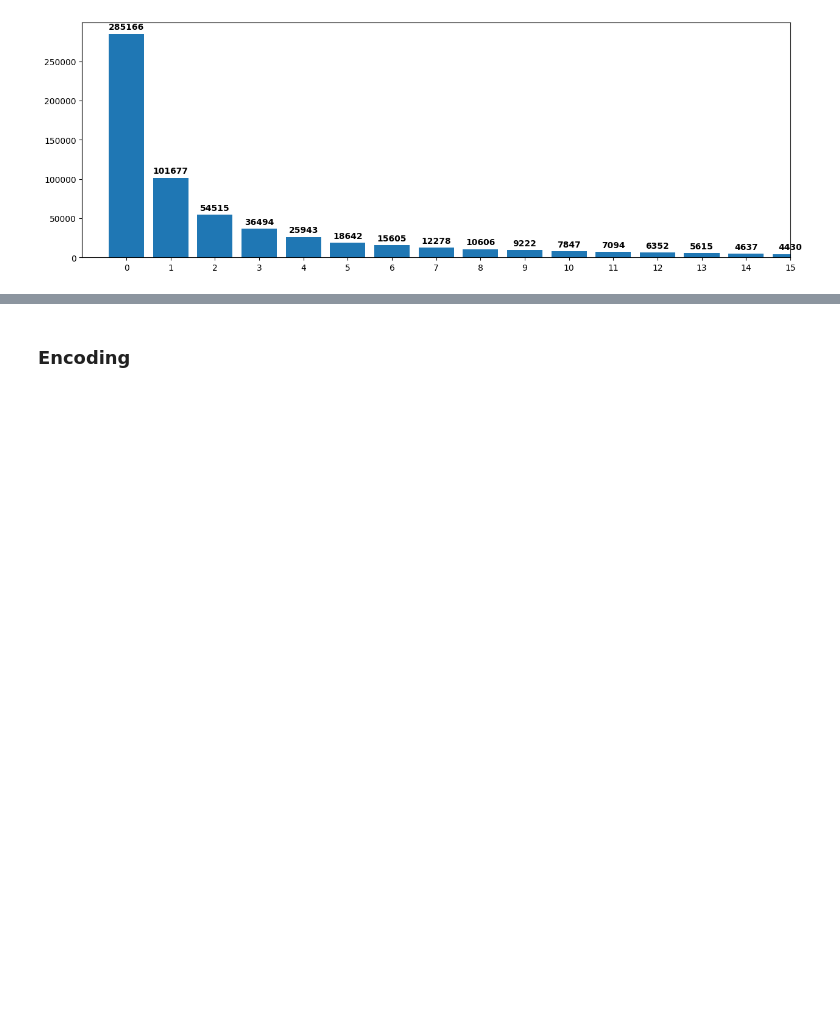
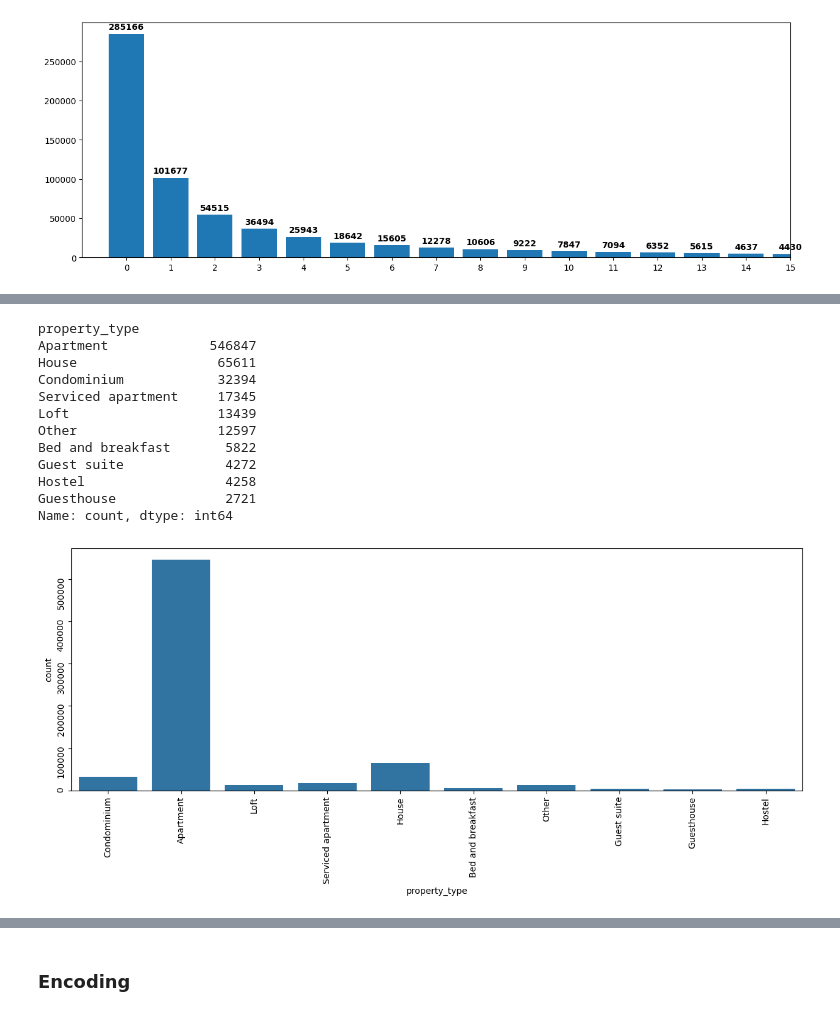
Before and after one commit to Dudols/DataScience-AirbnbRJ-Evaluation, a Jupyter notebook: Airbnb_Rio.ipynb, the cells around one changed output, grey strips where cells are left out. Saved outputs shown, nothing was run; the diff lists cells and outputs as text; code cells hidden in the pictures; blank space fills up the shorter version.

```diff
--- a/Airbnb_Rio.ipynb
+++ b/Airbnb_Rio.ipynb
@@ -441,0 +491,28 @@ dtype: object
+# %%
+property_types = airbnb_df['property_type'].value_counts()
+min_value = int((airbnb_df['property_type'] == 'Other').sum())
+grouped_columns = []
+
+for property_type in property_types.index:
+    if property_types[property_type] < min_value:
+        grouped_columns.append(property_type)
+for type_removed in grouped_columns:
+    airbnb_df.loc[airbnb_df['property_type'] == type_removed, 'property_type'] = 'Other'
+
+print(airbnb_df['property_type'].value_counts())
+
+text_bar_graph('property_type')
+# %% [output]
+property_type
+Apartment             546847
+House                  65611
+Condominium            32394
+Serviced apartment     17345
+Loft                   13439
+Other                  12597
+Bed and breakfast       5822
+Guest suite             4272
+Hostel                  4258
+Guesthouse              2721
+Name: count, dtype: int64
+[figure, added]
```
Also changed, not shown: parts of 13 cells of this notebook.
